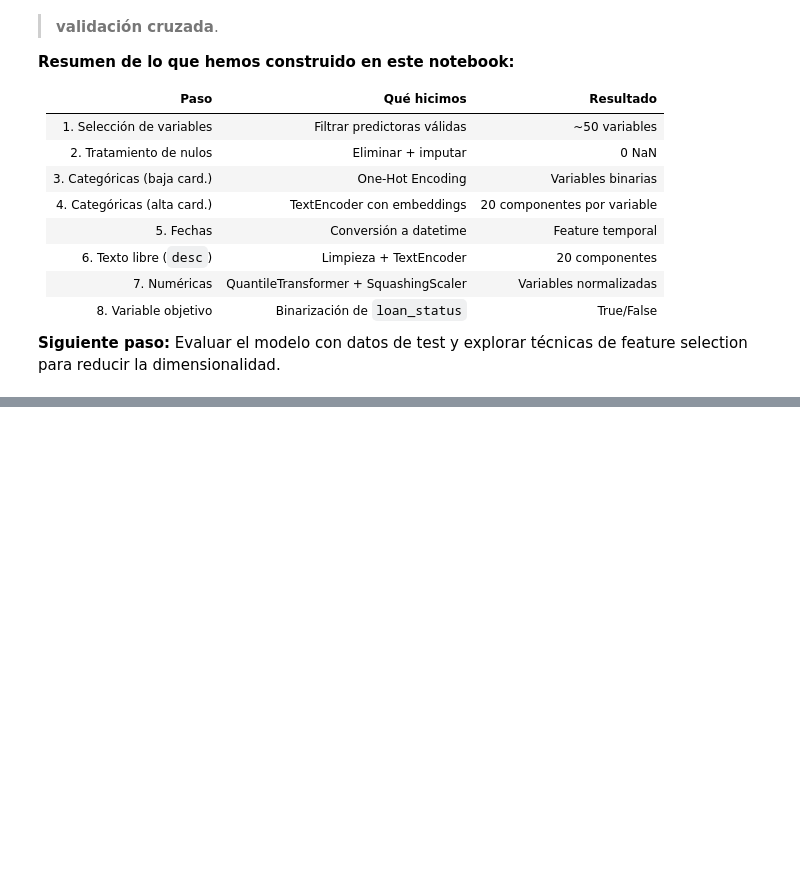
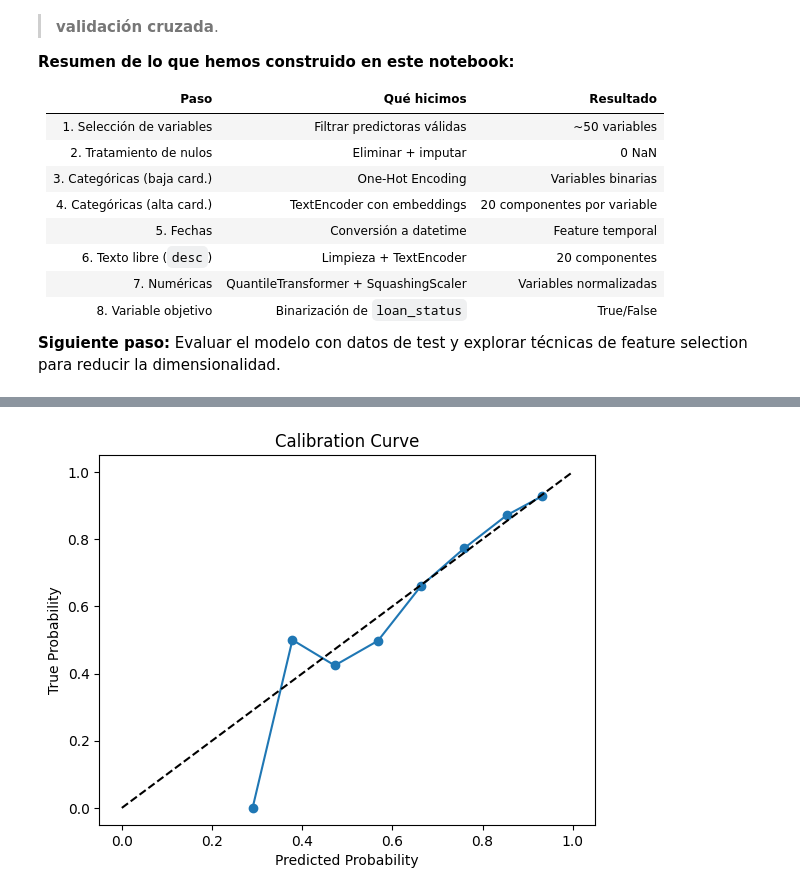
Before and after one commit to mmartinb75/modelizacion_datos_2026, a Jupyter notebook: 03_preprocesamiento.ipynb, the cells around one changed output, grey strips where cells are left out. Saved outputs shown, nothing was run; the diff lists cells and outputs as text; code cells hidden in the pictures; blank space fills up the shorter version.

```diff
--- a/03_preprocesamiento.ipynb
+++ b/03_preprocesamiento.ipynb
@@ -741,0 +993,12 @@ El `score()` de un clasificador en scikit-learn devuelve el **accuracy** (porcen
+# %%
+# por ultimos calibracion de probabilidades, con una curva de calibracion
+from sklearn.calibration import calibration_curve
+prob_true, prob_pred = calibration_curve(y_test, prob_predicted, n_bins=10)
+plt.plot(prob_pred, prob_true, marker='o')
+plt.plot([0, 1], [0, 1], 'k--')
+plt.xlabel('Predicted Probability')
+plt.ylabel('True Probability')
+plt.title('Calibration Curve')
+plt.show()
+# %% [output]
+[figure, added]
```
Also changed, not shown: parts of 60 cells of this notebook.
